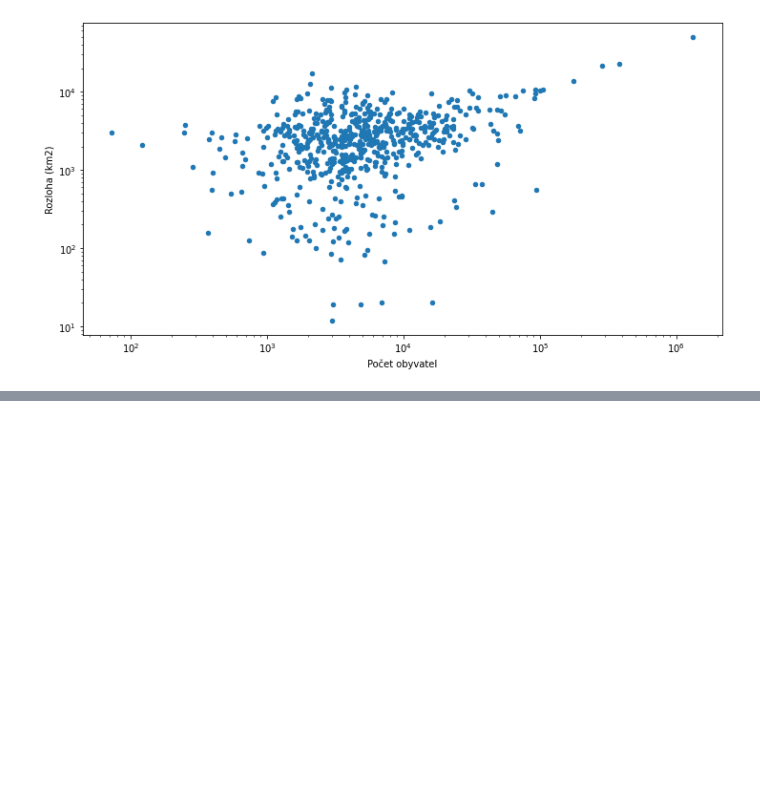
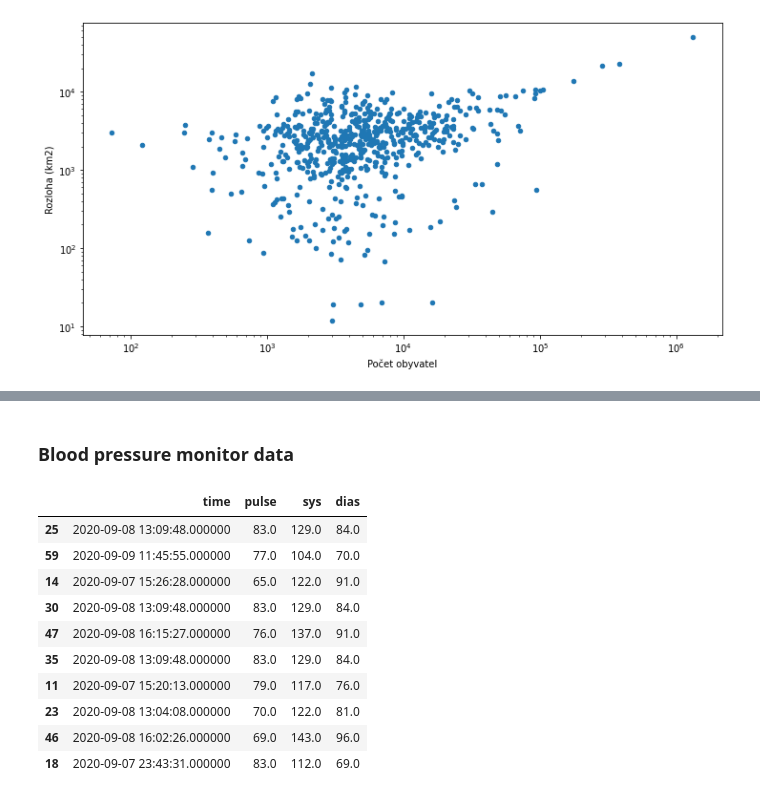
Before and after one commit to matr01/jupyter-hello, a Jupyter notebook: hello-pandas.ipynb, the cells around one changed output, grey strips where cells are left out. Drawn from its saved outputs; the diff is of its cells as text; code cells hidden in the pictures; blank space fills up the shorter version.

```diff
--- a/hello-pandas.ipynb
+++ b/hello-pandas.ipynb
@@ -63,0 +77,17 @@ mesta.plot.scatter(x="Počet obyvatel",y="Rozloha (km2)",logy=True,logx=True,fig
+# %% [markdown]
+### Blood pressure monitor data
+# %%
+samples = pd.read_csv("data/sensor_data_pressure.csv")
+samples.sample(10)
+# %% [output]
+|  | time | pulse | sys | dias |
+| 25 | 2020-09-08 13:09:48.000000 | 83.0 | 129.0 | 84.0 |
+| 59 | 2020-09-09 11:45:55.000000 | 77.0 | 104.0 | 70.0 |
+| 14 | 2020-09-07 15:26:28.000000 | 65.0 | 122.0 | 91.0 |
+| 30 | 2020-09-08 13:09:48.000000 | 83.0 | 129.0 | 84.0 |
+| 47 | 2020-09-08 16:15:27.000000 | 76.0 | 137.0 | 91.0 |
+| 35 | 2020-09-08 13:09:48.000000 | 83.0 | 129.0 | 84.0 |
+| 11 | 2020-09-07 15:20:13.000000 | 79.0 | 117.0 | 76.0 |
+| 23 | 2020-09-08 13:04:08.000000 | 70.0 | 122.0 | 81.0 |
+| 46 | 2020-09-08 16:02:26.000000 | 69.0 | 143.0 | 96.0 |
+| 18 | 2020-09-07 23:43:31.000000 | 83.0 | 112.0 | 69.0 |
```
Also changed, not shown: parts of 4 cells of this notebook.
